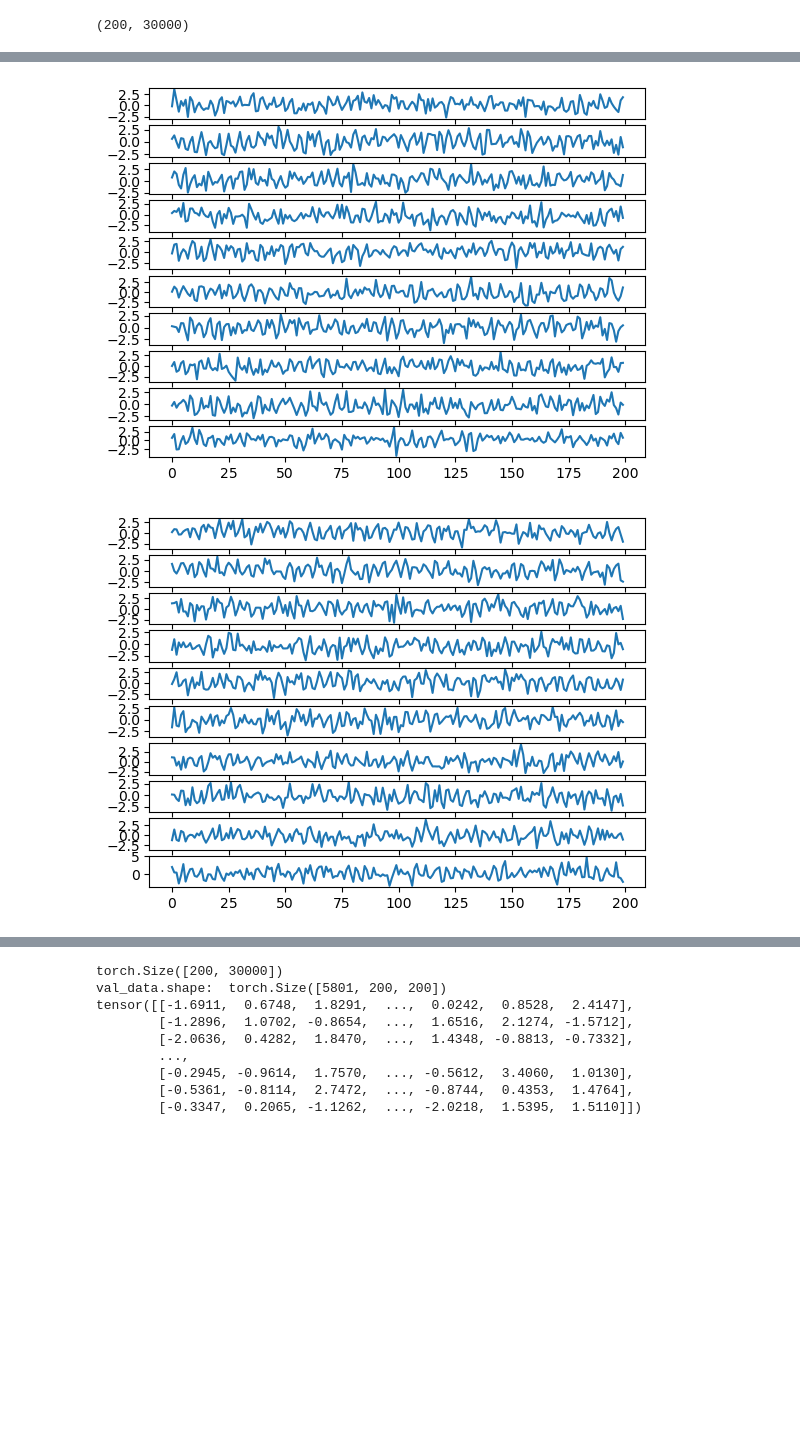
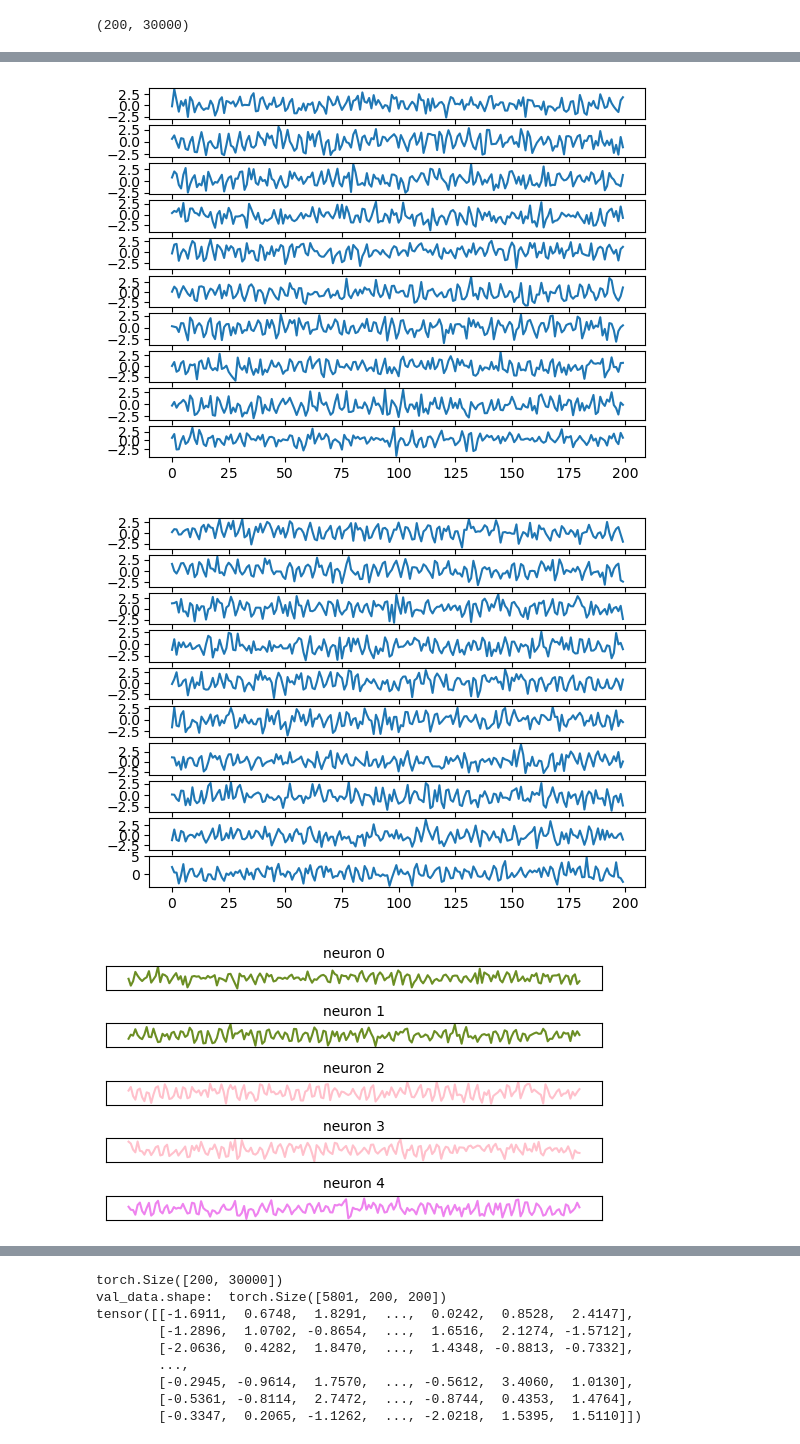
Before and after one commit to wuweizhang0723/func2graph, a Jupyter notebook: notebook/check_data/simulation_data.ipynb, the cells around one changed output, grey strips where cells are left out. Cells and saved outputs as stored; diff of their text form; code cells hidden in the pictures; blank space fills up the shorter version.

```diff
--- a/notebook/check_data/simulation_data.ipynb
+++ b/notebook/check_data/simulation_data.ipynb
@@ -59,28 +59,64 @@ print(result.shape)
 # %%
 neuron_num = 10
 for i in range(neuron_num):
     plt.subplot(10, 1, i+1)
     plt.plot(result[i])
 plt.show()
 
 for i in range(neuron_num):
     plt.subplot(10, 1, i+1)
     plt.plot(result[i][:200])
 plt.show()
 
 for i in range(neuron_num):
     plt.subplot(10, 1, i+1)
     plt.plot(result[i][400:600])
 plt.show()
 
 for i in range(neuron_num):
     plt.subplot(10, 1, i+1)
     plt.plot(result[i][5000:5200])
+plt.show()
+
+
+
+ax1 = plt.subplot(13, 1, 1)
+ax1.set_title("neuron 0", fontsize=10)
+ax1.plot(result[0][:200], c='olivedrab')
+# remove xticks
+plt.xticks([])
+plt.yticks([])
+
+ax2 = plt.subplot(13, 1, 3)
+ax2.set_title("neuron 1", fontsize=10)
+ax2.plot(result[1][:200], c='olivedrab')
+plt.xticks([])
+plt.yticks([])
+
+ax3 = plt.subplot(13, 1, 5)
+plt.title("neuron 2", fontsize=10)
+plt.plot(result[152][:200], c='pink')
+plt.xticks([])
+plt.yticks([])
+
+plt.subplot(13, 1, 7)
+plt.title("neuron 3", fontsize=10)
+plt.plot(result[153][:200], c='pink')
+plt.xticks([])
+plt.yticks([])
+
+plt.subplot(13, 1, 9)
+plt.title("neuron 4", fontsize=10)
+plt.plot(result[160][:200], c='violet')
+plt.xticks([])
+plt.yticks([])
+plt.show()
 # %% [output]
 [figure]
 [figure]
 [figure]
 [figure]
+[figure, added]
 # %%
 weight_matrix = simulator.W_ij
 
```
Also changed, not shown: parts of 2 cells of this notebook, 5 other files.
